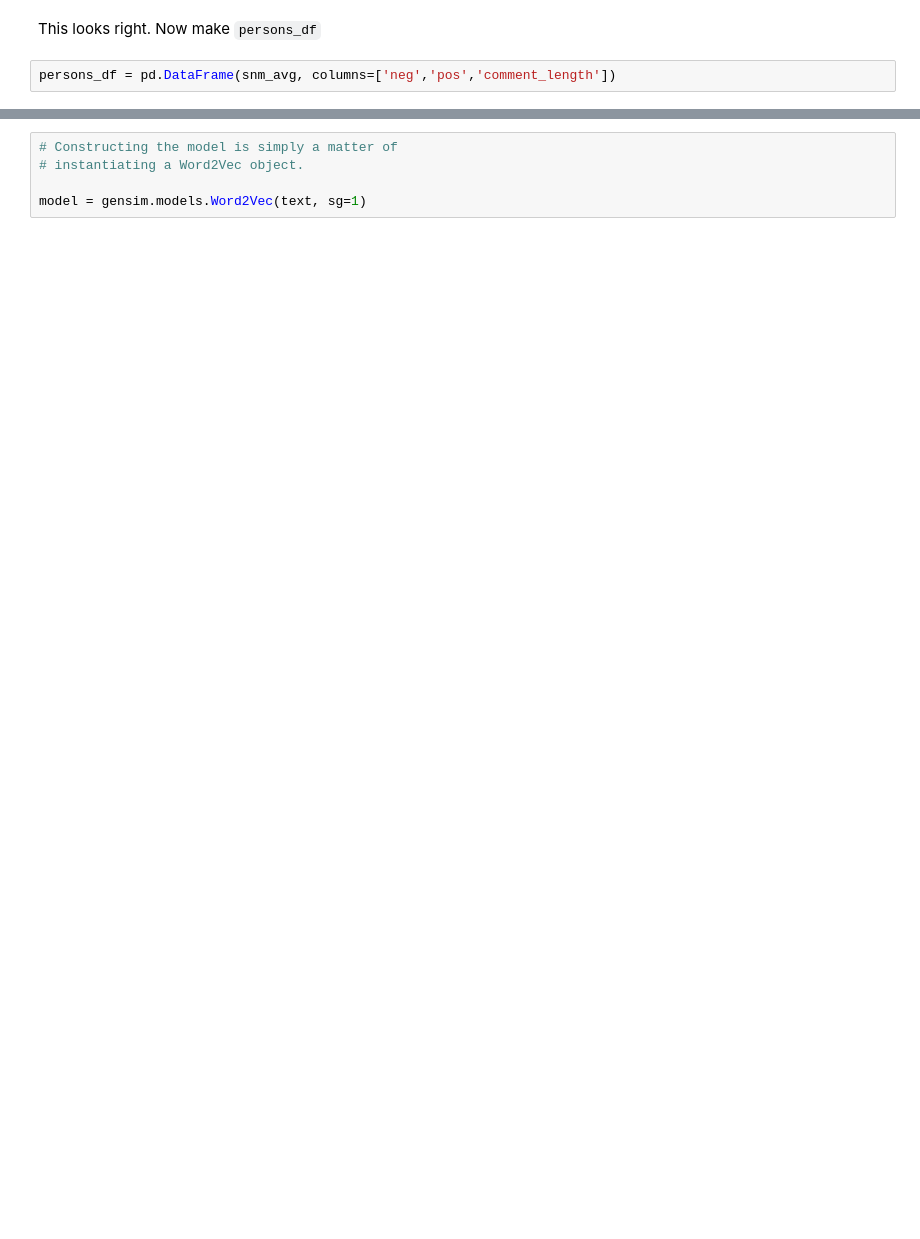
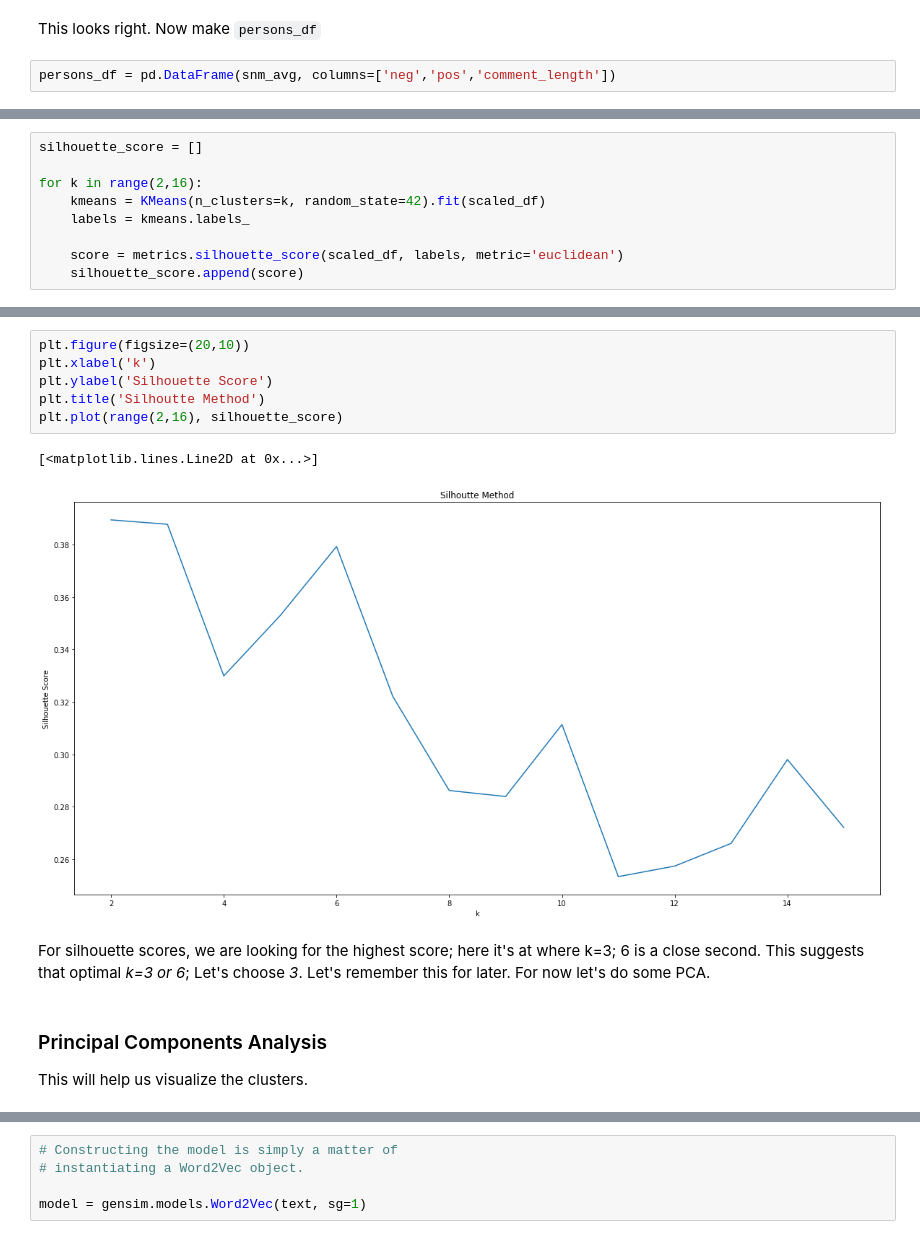
Before and after one commit to miaiseman/a-song-of-vice-and-higher, a Jupyter notebook: a_song_of_vice_and_higher.ipynb, the cells around one changed output, grey strips where cells are left out. Cells and saved outputs as stored; diff of their text form; blank space fills up the shorter version.

```diff
--- a/a_song_of_vice_and_higher.ipynb
+++ b/a_song_of_vice_and_higher.ipynb
@@ -475,0 +611,9 @@ for comment in comments['comment']:
+# %%
+silhouette_score = []
+
+for k in range(2,16):
+    kmeans = KMeans(n_clusters=k, random_state=42).fit(scaled_df)
+    labels = kmeans.labels_
+
+    score = metrics.silhouette_score(scaled_df, labels, metric='euclidean')
+    silhouette_score.append(score)
@@ -475,0 +638,15 @@ for comment in comments['comment']:
+# %%
+plt.figure(figsize=(20,10))
+plt.xlabel('k')
+plt.ylabel('Silhouette Score')
+plt.title('Silhoutte Method')
+plt.plot(range(2,16), silhouette_score)
+# %% [output]
+[<matplotlib.lines.Line2D at 0x...>]
+[figure, added]
+# %% [markdown]
+For silhouette scores, we are looking for the highest score; here it's at where k=3; 6 is a close second. This suggests that optimal *k=3 or 6*; Let's choose *3*.  Let's remember this for later. For now let's do some PCA.
+# %% [markdown]
+### Principal Components Analysis
+
+This will help us visualize the clusters.
```
Also changed, not shown: parts of 304 cells of this notebook, 2 other files.
